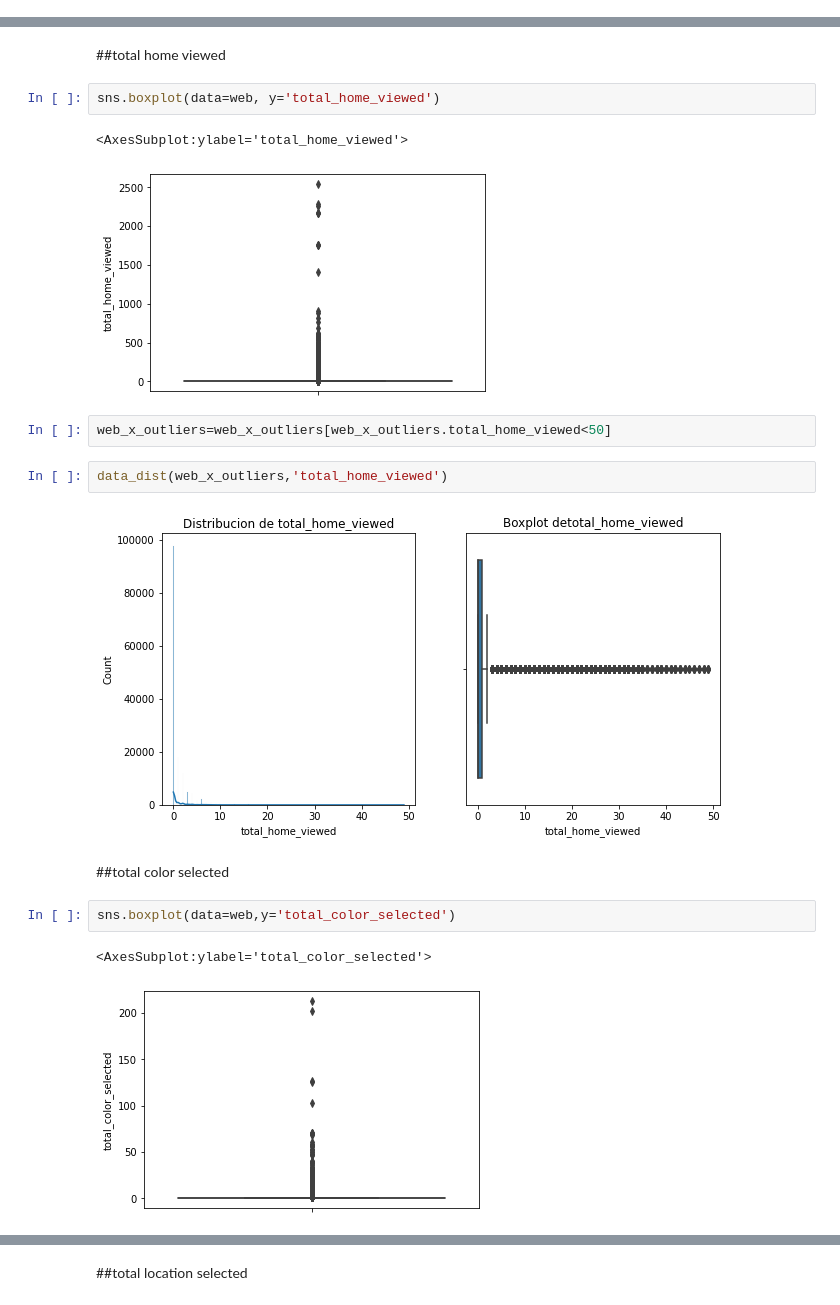
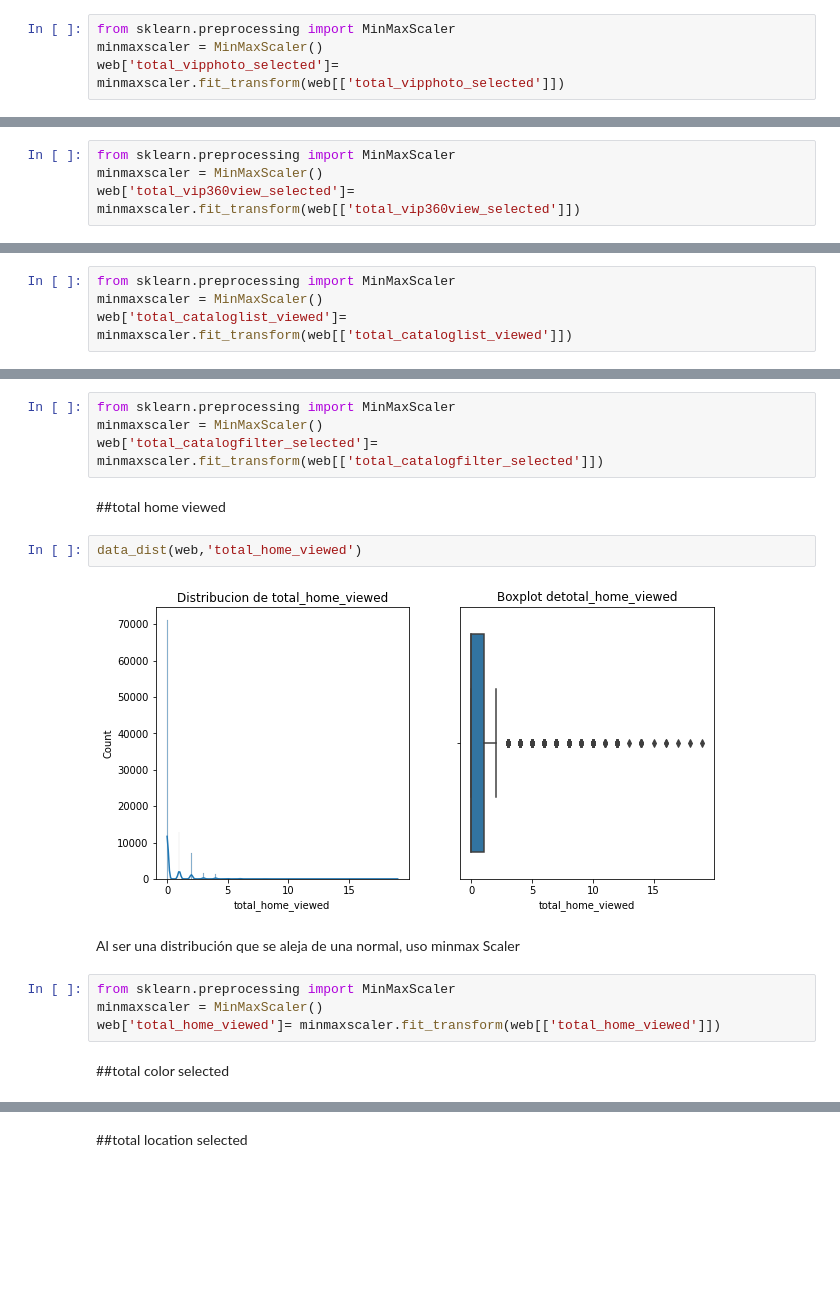
Before and after one commit to clarapinasco/Trabajo.Final.POO, a Jupyter notebook: trabajo_pinasco.ipynb, the cells around one changed output, grey strips where cells are left out. Drawn from its saved outputs; the diff is of its cells as text; blank space fills up the shorter version.

```diff
--- a/trabajo_pinasco.ipynb
+++ b/trabajo_pinasco.ipynb
@@ -770 +826,5 @@ Name: total_vipphoto_selected, dtype: float64
+# %%
+from sklearn.preprocessing import MinMaxScaler
+minmaxscaler = MinMaxScaler()
+web['total_vipphoto_selected']= minmaxscaler.fit_transform(web[['total_vipphoto_selected']])
 # %% [markdown]
@@ -806,2 +838,6 @@ Name: total_vip360view_selected, dtype: float64
+# %%
+from sklearn.preprocessing import MinMaxScaler
+minmaxscaler = MinMaxScaler()
+web['total_vip360view_selected']= minmaxscaler.fit_transform(web[['total_vip360view_selected']])
 # %% [markdown]
 ##total cataloglist viewed
@@ -842,2 +850,6 @@ data_dist(df,'total_cataloglist_viewed')
+# %%
+from sklearn.preprocessing import MinMaxScaler
+minmaxscaler = MinMaxScaler()
+web['total_cataloglist_viewed']= minmaxscaler.fit_transform(web[['total_cataloglist_viewed']])
 # %% [markdown]
 ##total catalogfilter selected
@@ -855,20 +862,18 @@ data_dist(web_x_outliers,'total_catalogfilter_selected')
+# %%
+from sklearn.preprocessing import MinMaxScaler
+minmaxscaler = MinMaxScaler()
+web['total_catalogfilter_selected']= minmaxscaler.fit_transform(web[['total_catalogfilter_selected']])
 # %% [markdown]
 ##total home viewed
-# %%
-sns.boxplot(data=web, y='total_home_viewed')
-# %% [output]
-<AxesSubplot:ylabel='total_home_viewed'>
-[figure, removed]
-# %%
-web_x_outliers=web_x_outliers[web_x_outliers.total_home_viewed<50]
 # %%
-data_dist(web_x_outliers,'total_home_viewed')
+data_dist(web,'total_home_viewed')
 # %% [output]
-[figure, old version]
+[figure, new version]
+# %% [markdown]
+Al ser una distribución que se aleja de una normal, uso minmax Scaler
+# %%
+from sklearn.preprocessing import MinMaxScaler
+minmaxscaler = MinMaxScaler()
+web['total_home_viewed']= minmaxscaler.fit_transform(web[['total_home_viewed']])
 # %% [markdown]
 ##total color selected
-# %%
-sns.boxplot(data=web,y='total_color_selected')
-# %% [output]
-<AxesSubplot:ylabel='total_color_selected'>
-[figure, removed]
```
Also changed, not shown: parts of 119 cells of this notebook, 1 other file.
